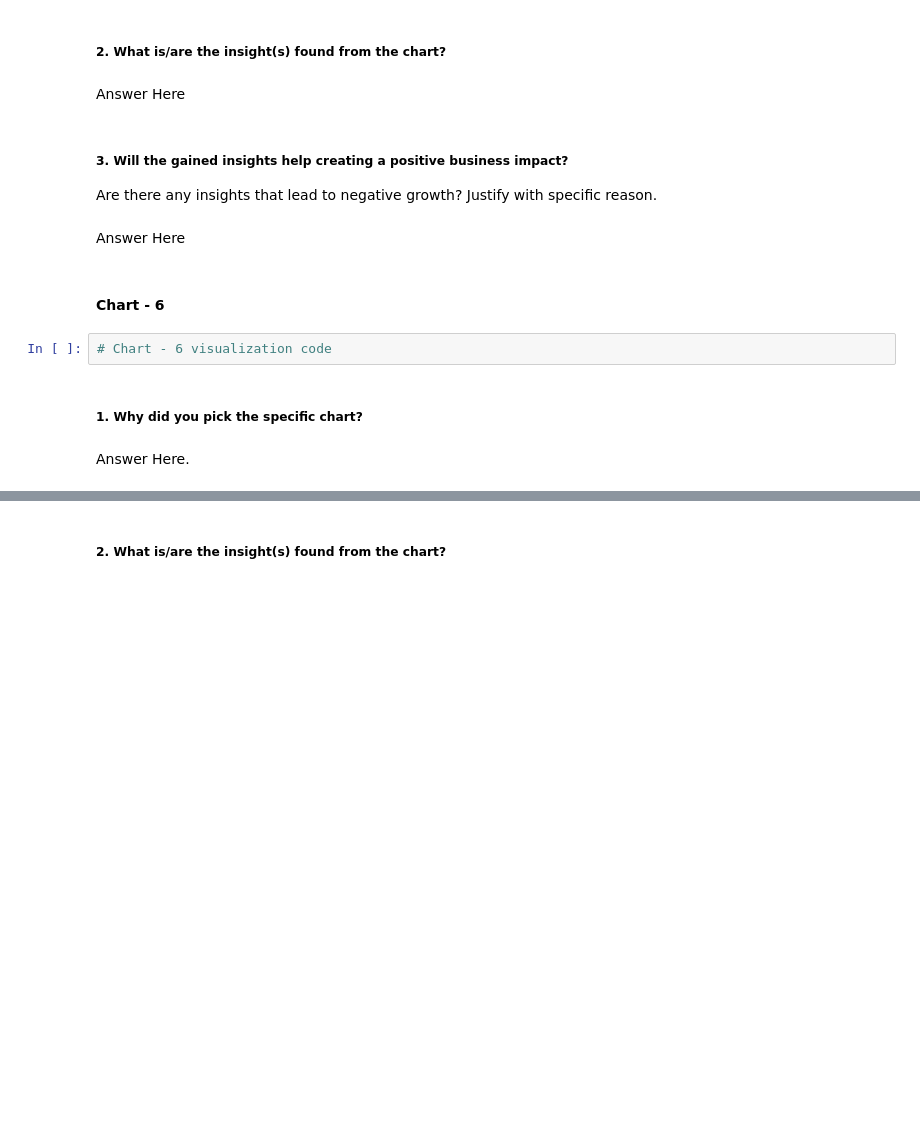
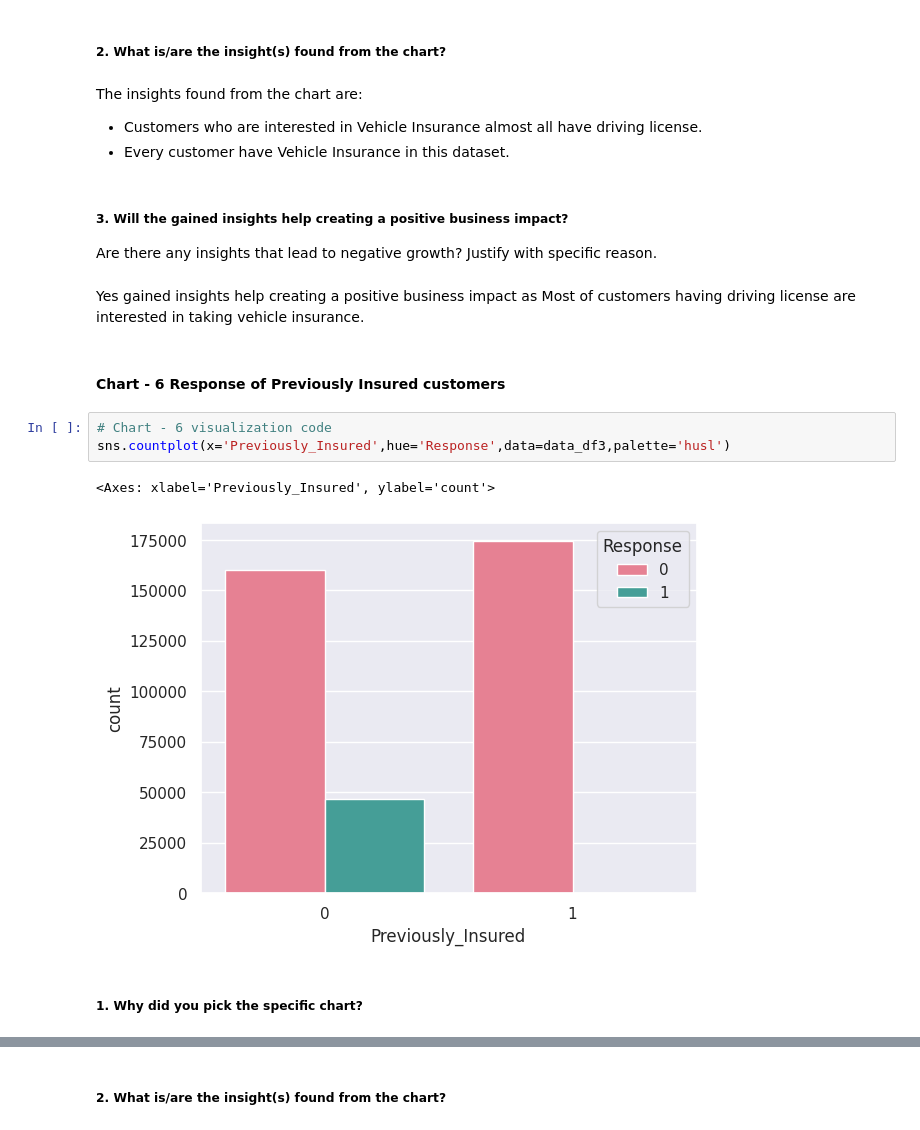
Before and after one commit to msantoshidevi/Health-Insurance-Cross-Sell-Prediction-Project, a Jupyter notebook: Health_Insurance_Cross_Sell_Prediction.ipynb, the cells around one changed output, grey strips where cells are left out. Cells and saved outputs as stored; diff of their text form; blank space fills up the shorter version.

```diff
--- a/Health_Insurance_Cross_Sell_Prediction.ipynb
+++ b/Health_Insurance_Cross_Sell_Prediction.ipynb
@@ -533,17 +708,22 @@ Answer Here.
 # %% [markdown]
 ##### 2. What is/are the insight(s) found from the chart?
-# %% [markdown]
-Answer Here
+# %% [markdown]
+The insights found from the chart are:
+
+* Customers who are interested in Vehicle Insurance almost all have driving license.
+* Every customer have Vehicle Insurance in this dataset.
 # %% [markdown]
 ##### 3. Will the gained insights help creating a positive business impact?
 Are there any insights that lead to negative growth? Justify with specific reason.
-# %% [markdown]
-Answer Here
+# %% [markdown]
+Yes gained insights help creating a positive business impact as Most of customers having driving license are interested in taking vehicle insurance.
 # %% [markdown]
-#### Chart - 6
+#### Chart - 6 Response of Previously Insured customers
 # %%
 # Chart - 6 visualization code
+sns.countplot(x='Previously_Insured',hue='Response',data=data_df3,palette='husl')
+# %% [output]
+<Axes: xlabel='Previously_Insured', ylabel='count'>
+[figure, added]
 # %% [markdown]
 ##### 1. Why did you pick the specific chart?
-# %% [markdown]
-Answer Here.
```
Also changed, not shown: parts of 126 cells of this notebook.
